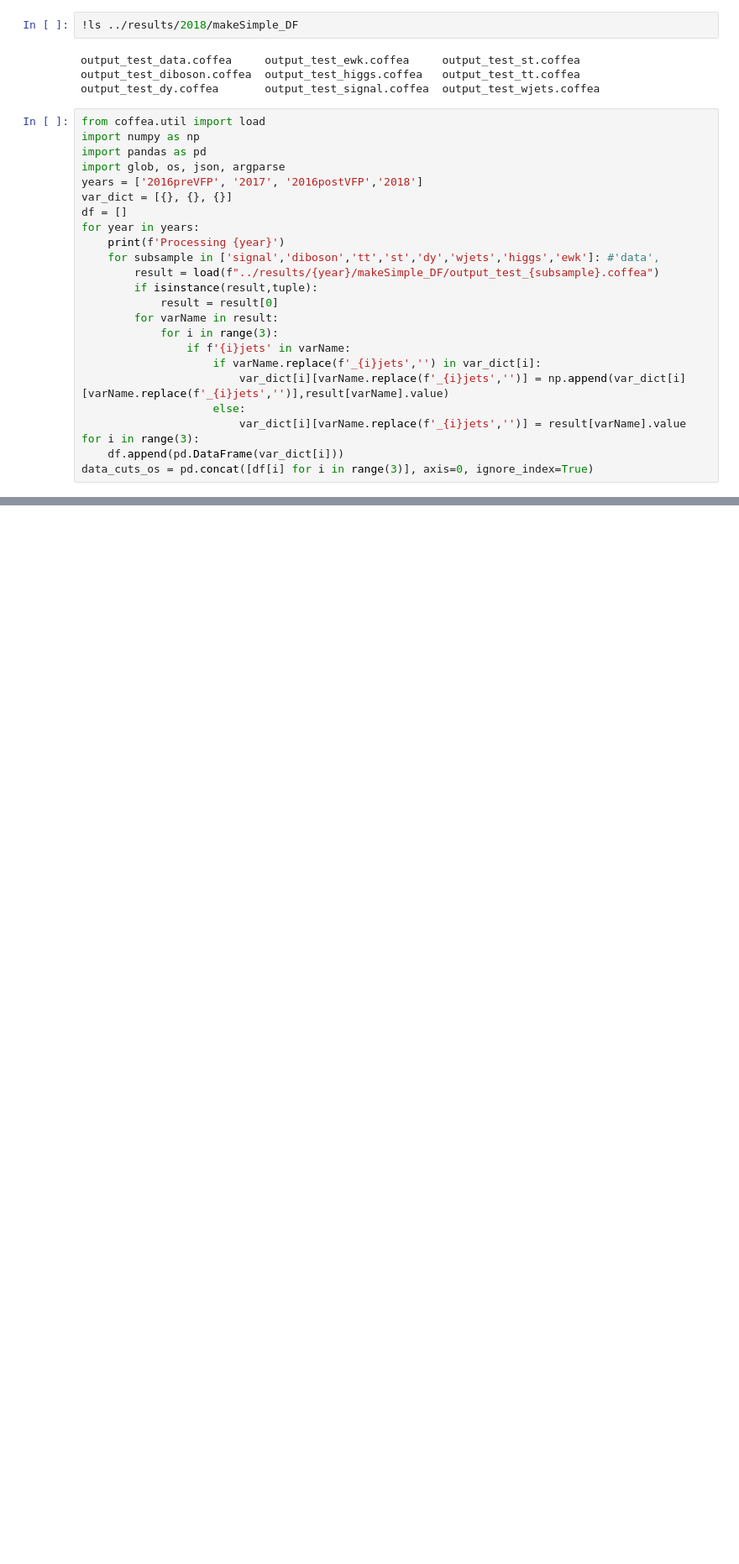
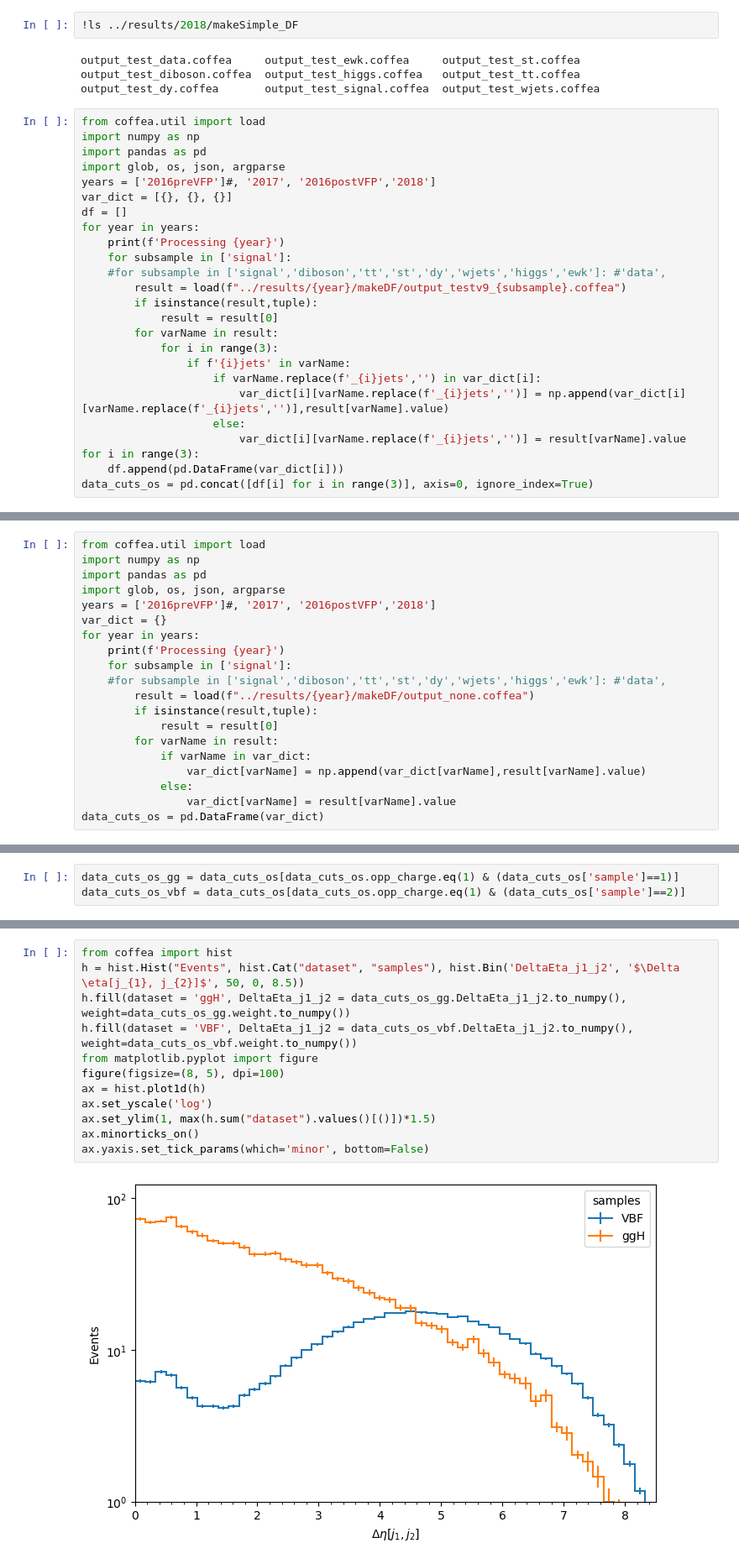
Before and after one commit to kawaho/Flavour-Violating-Coffea, a Jupyter notebook: notebooks/CutOp.ipynb, the cells around one changed output, grey strips where cells are left out. Shown: that part at 84% size. Saved outputs shown, nothing was run; the diff lists cells and outputs as text; blank space fills up the shorter version.

```diff
--- a/notebooks/CutOp.ipynb
+++ b/notebooks/CutOp.ipynb
@@ -14,13 +14,14 @@ from coffea.util import load
 import numpy as np
 import pandas as pd
 import glob, os, json, argparse
-years = ['2016preVFP', '2017', '2016postVFP','2018']
+years = ['2016preVFP']#, '2017', '2016postVFP','2018']
 var_dict = [{}, {}, {}]
 df = []
 for year in years:
     print(f'Processing {year}')
-    for subsample in ['signal','diboson','tt','st','dy','wjets','higgs','ewk']: #'data',
-        result = load(f"../results/{year}/makeSimple_DF/output_test_{subsample}.coffea")
+    for subsample in ['signal']:
+    #for subsample in ['signal','diboson','tt','st','dy','wjets','higgs','ewk']: #'data',
+        result = load(f"../results/{year}/makeDF/output_testv9_{subsample}.coffea")
         if isinstance(result,tuple):
             result = result[0]
         for varName in result:
@@ -40,0 +39,20 @@ Processing 2018
+# %%
+from coffea.util import load
+import numpy as np
+import pandas as pd
+import glob, os, json, argparse
+years = ['2016preVFP']#, '2017', '2016postVFP','2018']
+var_dict = {}
+for year in years:
+    print(f'Processing {year}')
+    for subsample in ['signal']:
+    #for subsample in ['signal','diboson','tt','st','dy','wjets','higgs','ewk']: #'data',
+        result = load(f"../results/{year}/makeDF/output_none.coffea")
+        if isinstance(result,tuple):
+            result = result[0]
+        for varName in result:
+            if varName in var_dict:
+                var_dict[varName] = np.append(var_dict[varName],result[varName].value)
+            else:
+                var_dict[varName] = result[varName].value
+data_cuts_os = pd.DataFrame(var_dict)
@@ -40,0 +61,3 @@ Processing 2018
+# %%
+data_cuts_os_gg = data_cuts_os[data_cuts_os.opp_charge.eq(1) & (data_cuts_os['sample']==1)]
+data_cuts_os_vbf = data_cuts_os[data_cuts_os.opp_charge.eq(1) & (data_cuts_os['sample']==2)]
@@ -40,0 +84,14 @@ Processing 2018
+# %%
+from coffea import hist
+h = hist.Hist("Events", hist.Cat("dataset", "samples"), hist.Bin('DeltaEta_j1_j2', '$\Delta \eta[j_{1}, j_{2}]$', 50, 0, 8.5))
+h.fill(dataset = 'ggH', DeltaEta_j1_j2 = data_cuts_os_gg.DeltaEta_j1_j2.to_numpy(), weight=data_cuts_os_gg.weight.to_numpy())
+h.fill(dataset = 'VBF', DeltaEta_j1_j2 = data_cuts_os_vbf.DeltaEta_j1_j2.to_numpy(), weight=data_cuts_os_vbf.weight.to_numpy())
+from matplotlib.pyplot import figure
+figure(figsize=(8, 5), dpi=100)
+ax = hist.plot1d(h)
+ax.set_yscale('log')
+ax.set_ylim(1, max(h.sum("dataset").values()[()])*1.5)
+ax.minorticks_on()
+ax.yaxis.set_tick_params(which='minor', bottom=False)
+# %% [output]
+[figure, added]
```
Also changed, not shown: parts of 12 cells of this notebook, 12 other files.
